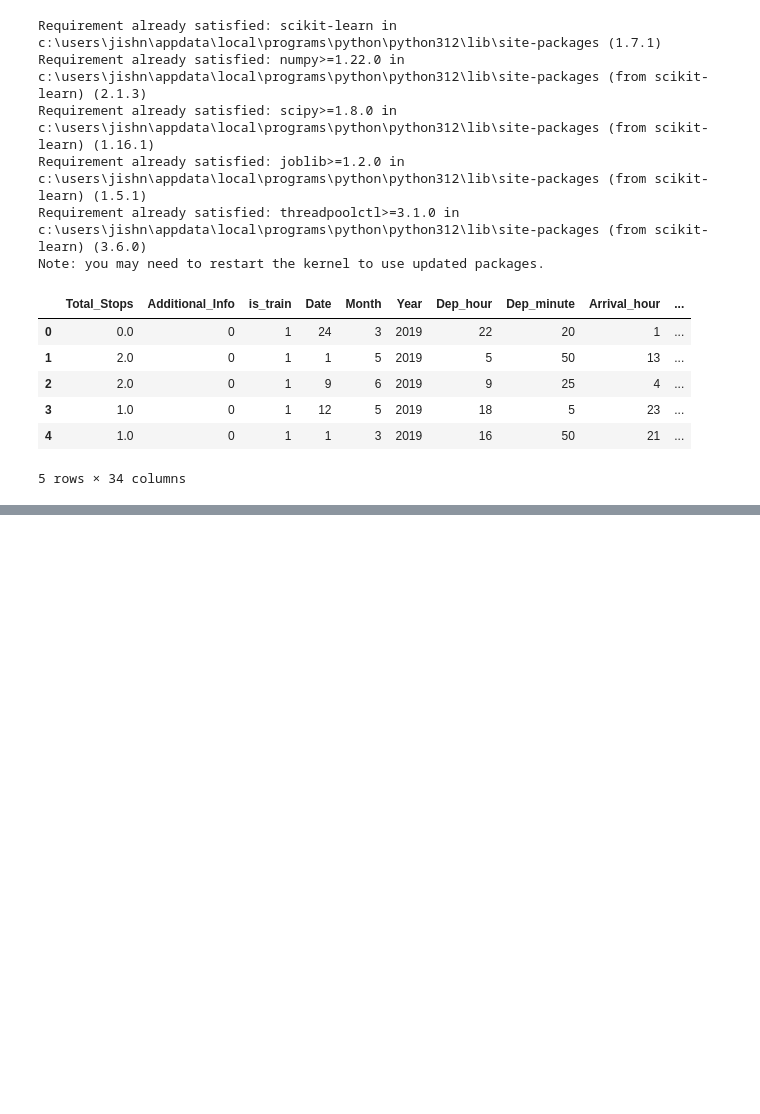
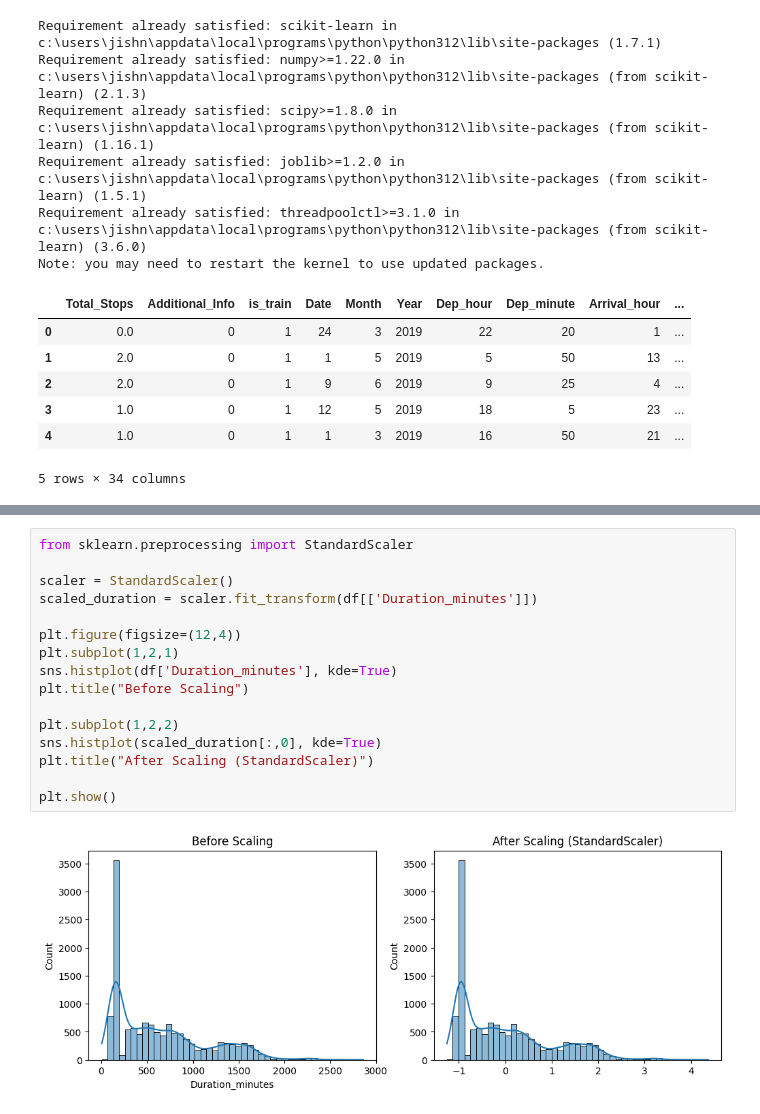
Before and after one commit to jishnuuverse/fds_project_flight-fare, a Jupyter notebook: dataset_flight/flight_fare.ipynb, the cells around one changed output, grey strips where cells are left out. Drawn from its saved outputs; the diff is of its cells as text; blank space fills up the shorter version.

```diff
--- a/dataset_flight/flight_fare.ipynb
+++ b/dataset_flight/flight_fare.ipynb
@@ -370,0 +416,18 @@ Cleaned and scaled train/test datasets saved successfully!!
+# %%
+from sklearn.preprocessing import StandardScaler
+
+scaler = StandardScaler()
+scaled_duration = scaler.fit_transform(df[['Duration_minutes']])
+
+plt.figure(figsize=(12,4))
+plt.subplot(1,2,1)
+sns.histplot(df['Duration_minutes'], kde=True)
+plt.title("Before Scaling")
+
+plt.subplot(1,2,2)
+sns.histplot(scaled_duration[:,0], kde=True)
+plt.title("After Scaling (StandardScaler)")
+
+plt.show()
+# %% [output]
+[figure, added]
```
Also changed, not shown: parts of 8 cells of this notebook, 2 other files.
